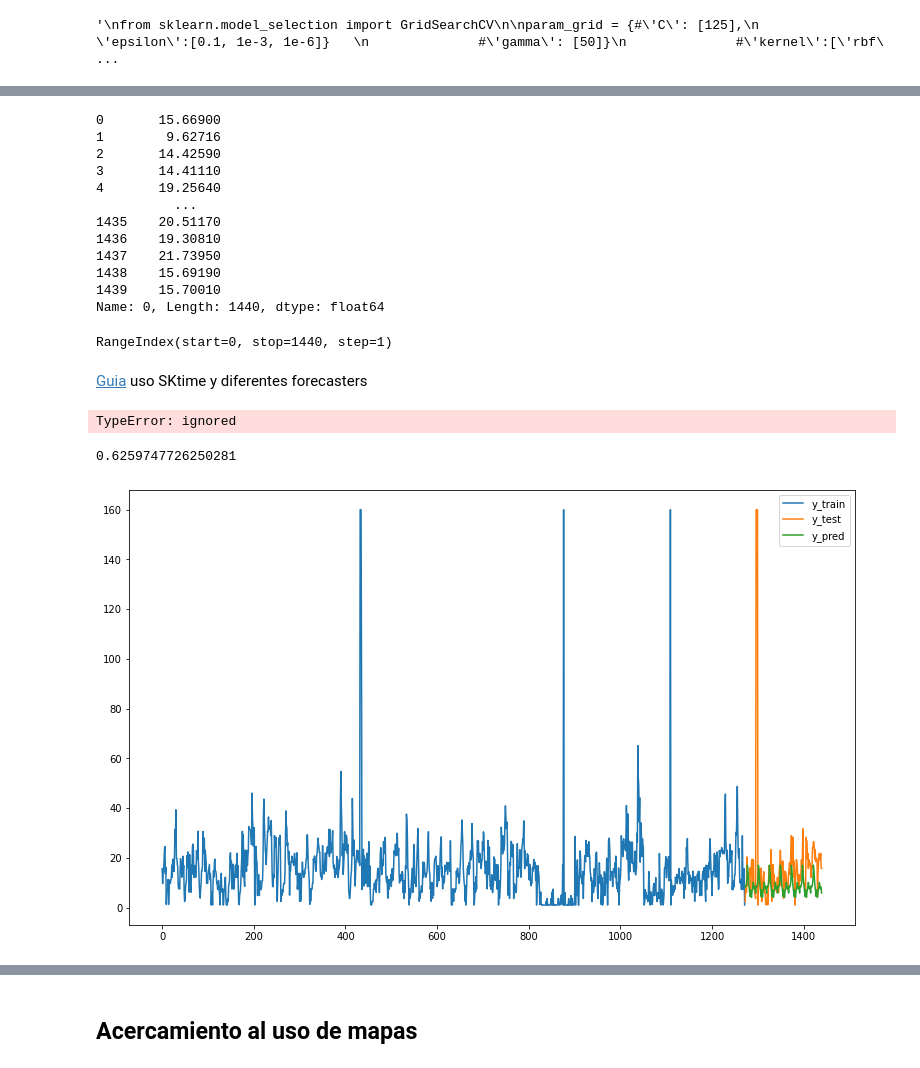
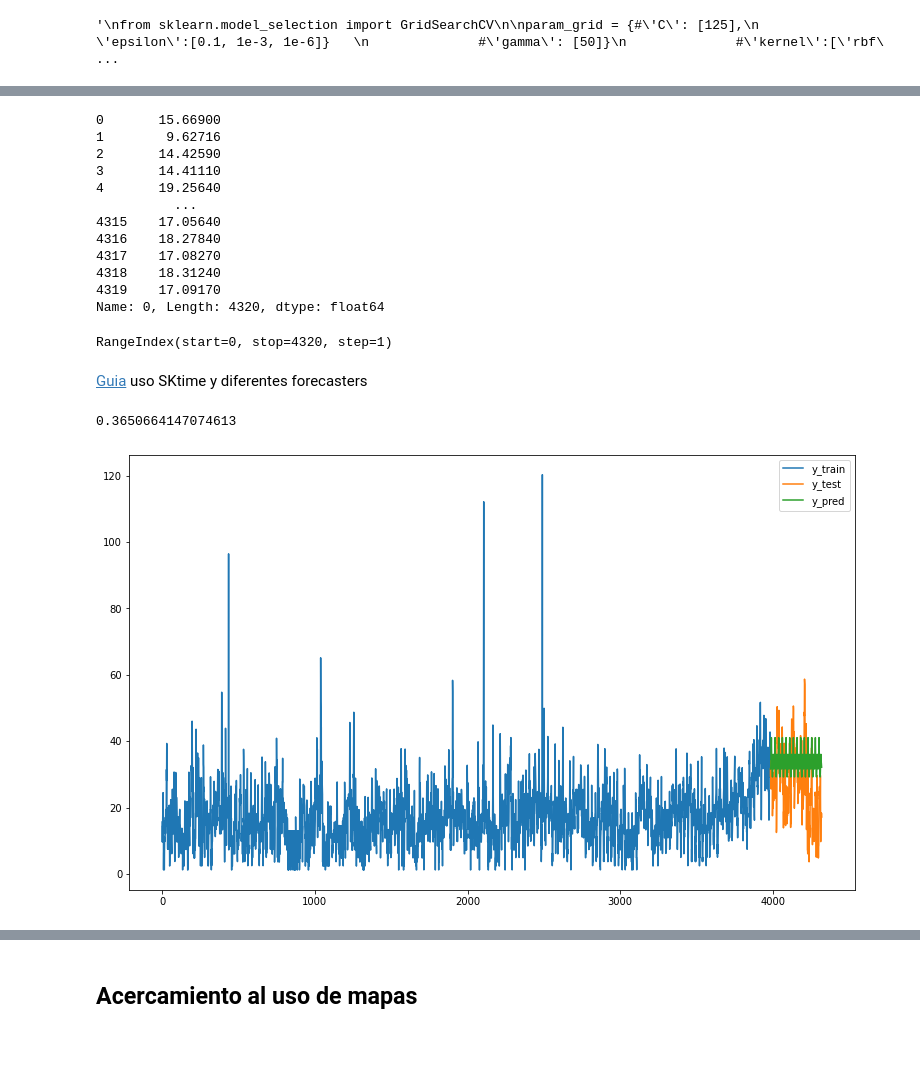
Before and after one commit to julianzd13/Senales-3-proyecto-aplicacion-Aire-SIATA, a Jupyter notebook: SIATA_Pro_intent_1_J_Zapata.ipynb, the cells around one changed output, grey strips where cells are left out. Cells and saved outputs as stored; diff of their text form; code cells hidden in the pictures.

Commit message:
Update SIATA_Pro_intent_1_J_Zapata.ipynb
diferentes metodos forecast y solucion grafica inicial

```diff
--- a/SIATA_Pro_intent_1_J_Zapata.ipynb
+++ b/SIATA_Pro_intent_1_J_Zapata.ipynb
@@ -113,9 +86,42 @@ print(X)
 
 for i in range(183981):
   if (X[i,1:2] <= 0.0):
-    X[i,1:2] = 1
+    X[i,1:2] = 1.0
   if (X[i,1:2] > 151.0):
     X[i,1:2] = 160.0
+# %%
+#for i in range (0, 183981, 24):
+for i in range (0, 183960, 24):
+#for i in range (9169, 9193, 24):
+#for i in range (9169, 9217, 24):
+ # print(i)
+  #valo1 = []
+  valo2 = []
+  flag = 0
+  #valo1 = np.ones(24)
+  origin = []
+  valo1 = X[i:24+i,1:2]
+
+################ Creo un vector sin los errores #############################
+  for j in range (24):
+    if (valo1[j] != 1.0 and valo1[j] != 160.0):
+      valo2.append(valo1[j])
+############################################################################
+  valo2 = np.array(valo2)
+  flag = len(valo2)
+  if (flag >= 12):
+    prome = np.mean(valo2)
+    aux = prome
+  if (flag < 12):
+    prome = aux
+
+################ Arreglo X (DB original) #############################
+  for j in range (len(valo1)):
+    if ( valo1[j] == 160.0 or valo1[j] == 1.0):
+      valo1[j] = prome
+  #origin = valo1
+  X[i:24+i,1:2] = valo1
+############################################################################
 # %%
 # Separacion de los datos por estacion de medicion.
 # Atencion los primeros 720 datos DE CADA itervalo corresponde al primer mes de cada estacion.
@@ -343,5 +333,5 @@ array([[15.669],
 # %%
-a=2
+a = 6
 Xp1 = pd.DataFrame(Xp[0:720*a,1:2])
 #Xp1 = Xp1.drop([0, 2, 3, 4], axis= 1)
 Xp1 = Xp1.squeeze()
@@ -358,60 +348,58 @@ Xp1
 3       14.41110
 4       19.25640
           ...
-1435    20.51170
-1436    19.30810
-1437    21.73950
-1438    15.69190
-1439    15.70010
-Name: 0, Length: 1440, dtype: float64
+4315    17.05640
+4316    18.27840
+4317    17.08270
+4318    18.31240
+4319    17.09170
+Name: 0, Length: 4320, dtype: float64
 # %%
 Xp1.index
 # %% [output]
-RangeIndex(start=0, stop=1440, step=1)
+RangeIndex(start=0, stop=4320, step=1)
 # %% [markdown]
 [Guia](https://github.com/alan-turing-institute/sktime/blob/master/examples/01_forecasting.ipynb) uso SKtime y diferentes forecasters
 # %%
 # To use forecasting.fbprophet
-z = Xp1.copy()
-z = z.to_timestamp(freq="M")
-z_train, z_test = temporal_train_test_split(z, test_size=36)
+#z = Xp1.copy()
+#z = z.to_timestamp(freq="M")
+#z_train, z_test = temporal_train_test_split(z, test_size=36)
-# %% [output]
-TypeError: ignored
 # %%
 y = Xp1
-y_train, y_test = temporal_train_test_split(y, test_size=168)
+y_train, y_test = temporal_train_test_split(y, test_size=336)
 
 #fh = np.arange(1, len(y_test) + 1)  # forecasting horizon
 fh = ForecastingHorizon(y_test.index, is_relative=False)
 
 #forecaster = ThetaForecaster(sp=120)  # daily seasonal periodicity
 #forecaster = NaiveForecaster(strategy="last", sp=24)
 
-#regressor = KNeighborsRegressor(n_neighbors=1)
+#regressor = KNeighborsRegressor(n_neighbors=3)
 #forecaster = ReducedRegressionForecaster(regressor=regressor, window_length=12, strategy="recursive")
 
 #forecaster = ExponentialSmoothing(trend=None, seasonal="add", sp=24)
   # trend = "add", "mul", "additive", "multiplicative", None. --> same for seasonal
   # combinaciones que encontre aceptadas: (None, mul), (add, add), (mul, add)??, (None, add),
 
-#forecaster = AutoETS(auto=True, sp=24, n_jobs=-1)
+forecaster = AutoETS(auto=True, sp=24, n_jobs=-1)
 
 #forecaster = AutoARIMA(sp=24, suppress_warnings=True)
   #A single ARIMA model can also be manually configured.
   #forecaster = ARIMA(order=(1, 1, 0), seasonal_order=(0, 1, 0, 12), suppress_warnings=True)
 
 
 forecaster.fit(y_train)
 y_pred = forecaster.predict(fh)
 
 #plot_ys(y_train, y_test, y_pred, labels=["y_train", "y_test", "y_pred"]);
 #plt.plot(y_train, y_test, y_pred, labels=["y_train", "y_test", "y_pred"])
 plt.figure(figsize=(13,8))
 plt.plot(y_train)
 plt.plot(y_test)
 plt.plot(y_pred)
 plt.legend(["y_train", "y_test", "y_pred"])
 smape_loss(y_test, y_pred)
 # %% [output]
-0.6259747726250281
+0.3650664147074613
-[figure, old version]
+[figure, new version]
```
Also changed, not shown: parts of 28 cells of this notebook.
